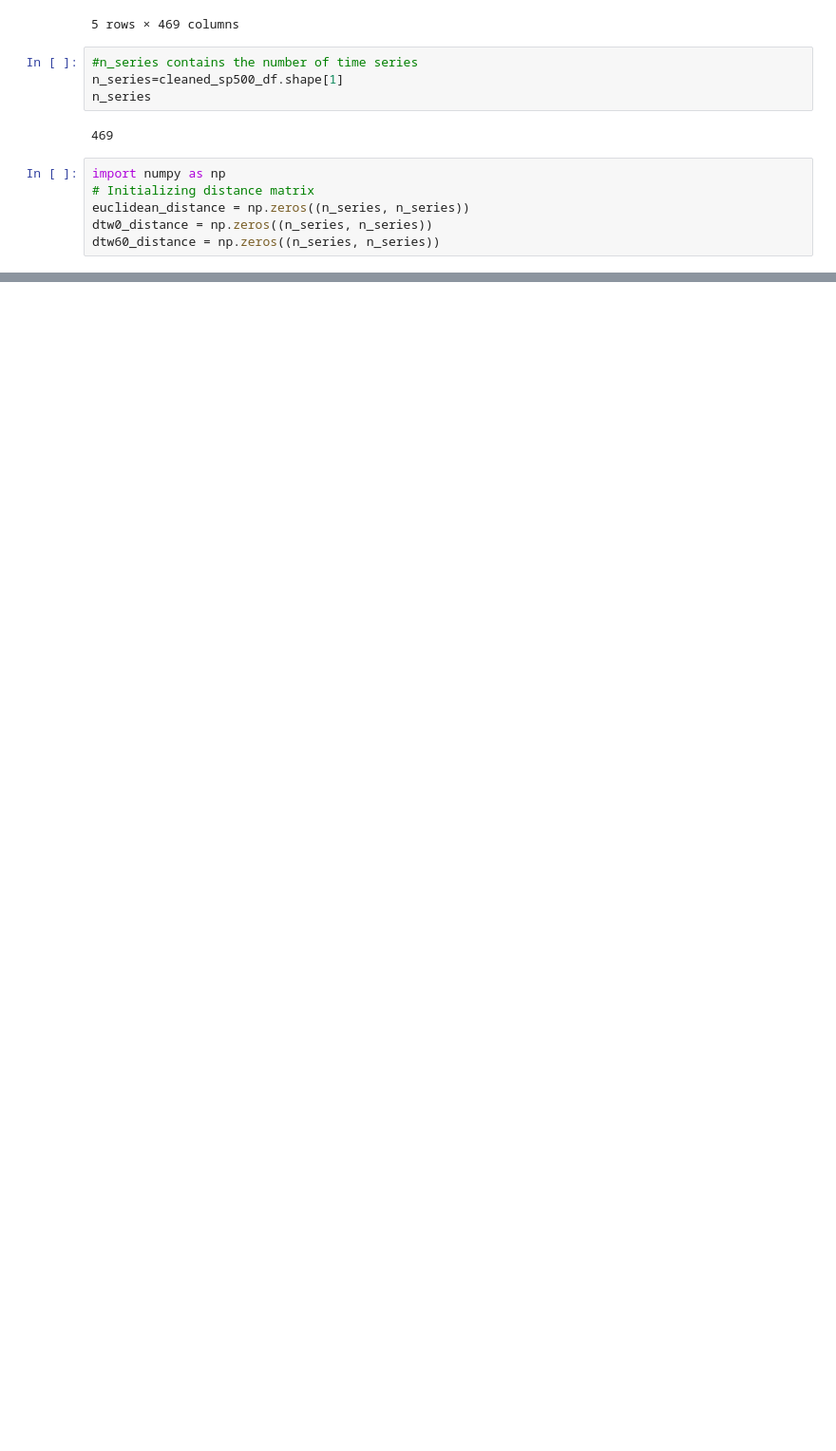
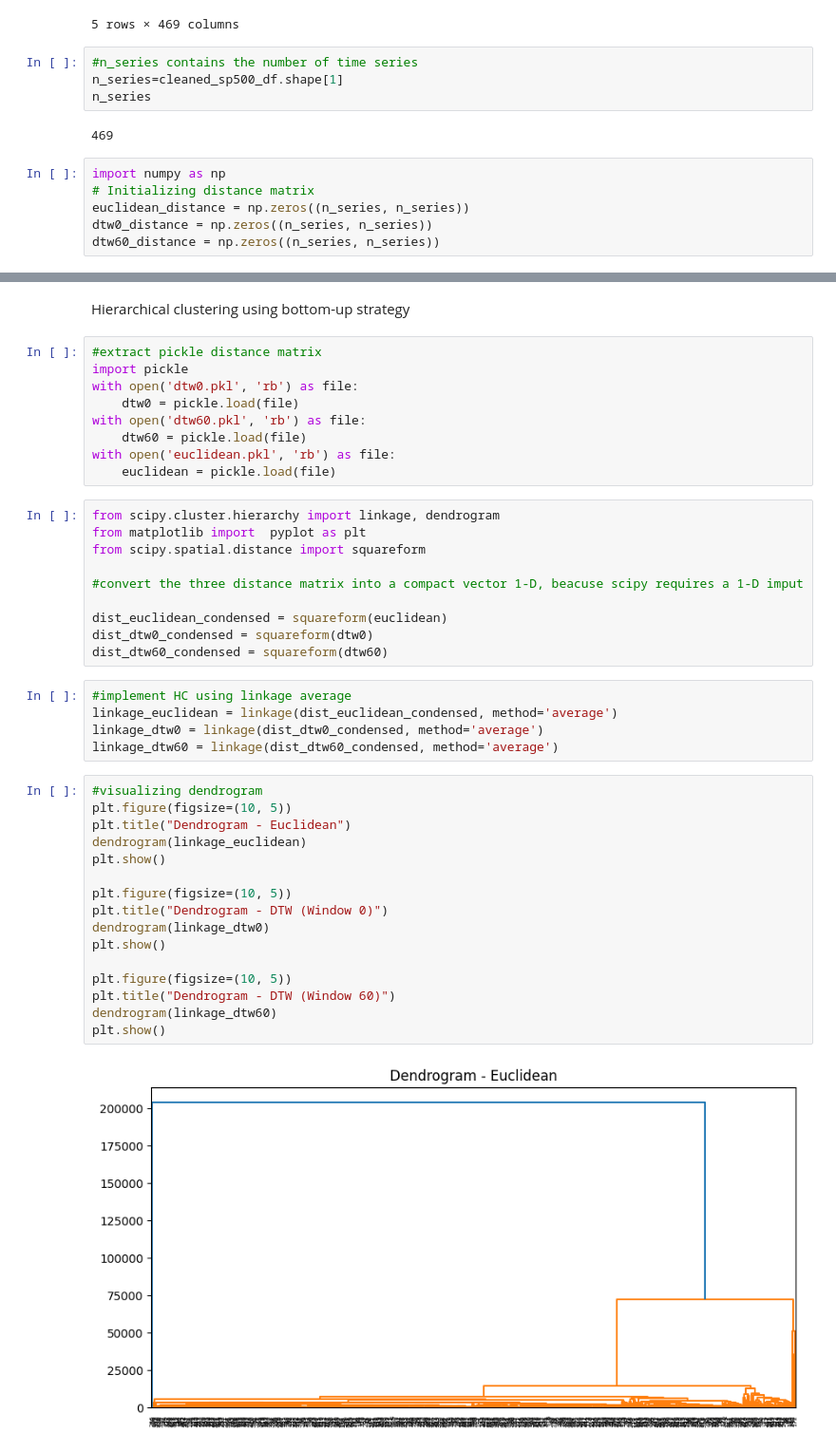
Before and after one commit to blackswan-quants/dtwclustering_sp500, a Jupyter notebook: prova.ipynb, the cells around one changed output, grey strips where cells are left out. Shown: that part at 95% size. Saved outputs shown, nothing was run; the diff lists cells and outputs as text; blank space fills up the shorter version.

```diff
--- a/prova.ipynb
+++ b/prova.ipynb
@@ -53,0 +79,44 @@ NameError: name 'DTWClustering' is not defined
+# %% [markdown]
+Hierarchical clustering using bottom-up strategy
+# %%
+#extract pickle distance matrix
+import pickle
+with open('dtw0.pkl', 'rb') as file:
+    dtw0 = pickle.load(file)
+with open('dtw60.pkl', 'rb') as file:
+    dtw60 = pickle.load(file)
+with open('euclidean.pkl', 'rb') as file:
+    euclidean = pickle.load(file)
+# %%
+from scipy.cluster.hierarchy import linkage, dendrogram
+from matplotlib import  pyplot as plt
+from scipy.spatial.distance import squareform
+
+#convert the three distance matrix into a compact vector 1-D, beacuse scipy requires a 1-D imput
+
+dist_euclidean_condensed = squareform(euclidean)
+dist_dtw0_condensed = squareform(dtw0)
+dist_dtw60_condensed = squareform(dtw60)
+# %%
+#implement HC using linkage average
+linkage_euclidean = linkage(dist_euclidean_condensed, method='average')
+linkage_dtw0 = linkage(dist_dtw0_condensed, method='average')
+linkage_dtw60 = linkage(dist_dtw60_condensed, method='average')
+# %%
+#visualizing dendrogram
+plt.figure(figsize=(10, 5))
+plt.title("Dendrogram - Euclidean")
+dendrogram(linkage_euclidean)
+plt.show()
+
+plt.figure(figsize=(10, 5))
+plt.title("Dendrogram - DTW (Window 0)")
+dendrogram(linkage_dtw0)
+plt.show()
+
+plt.figure(figsize=(10, 5))
+plt.title("Dendrogram - DTW (Window 60)")
+dendrogram(linkage_dtw60)
+plt.show()
+# %% [output]
+[figure, added]
```
Also changed, not shown: parts of 13 cells of this notebook, 3 other files.
